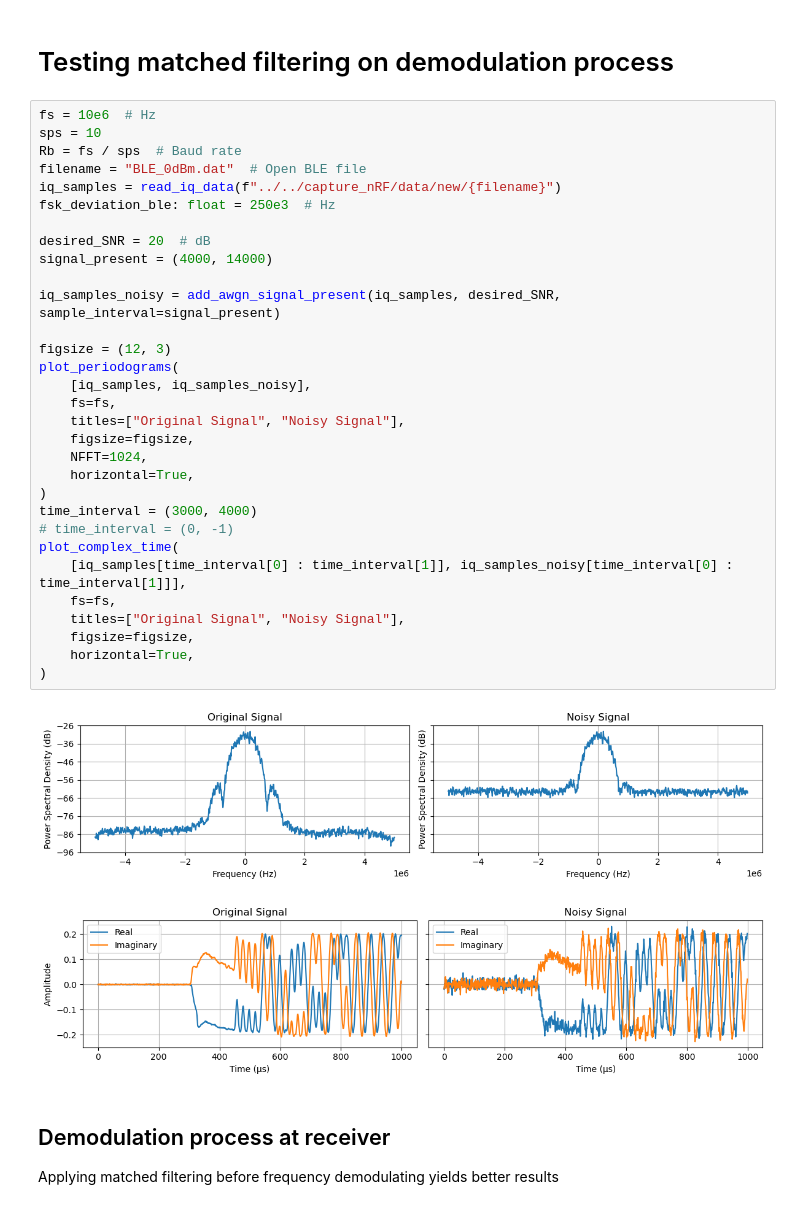
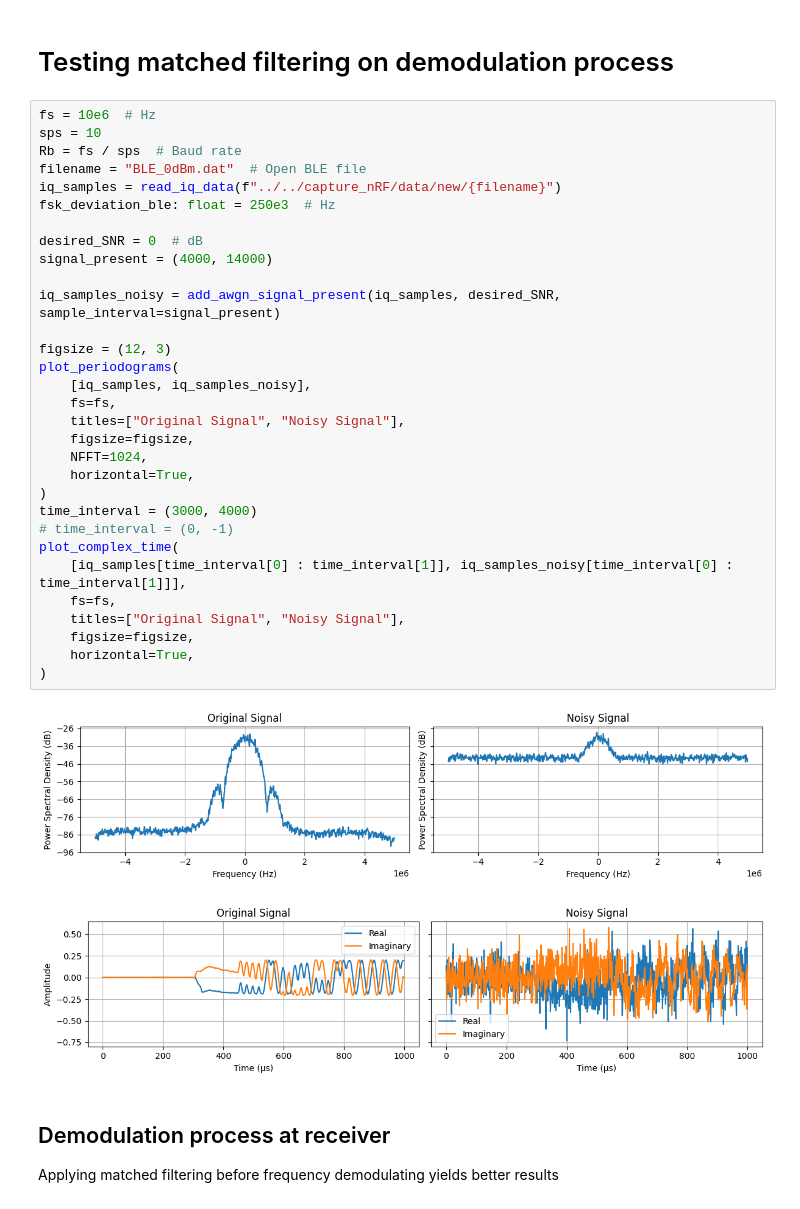
Before and after one commit to SDMote/SDR_projects, a Jupyter notebook: python_phy/jupyter_notebooks/ble_matched_filter_prototype.ipynb, the cells around one changed output. Saved outputs shown, nothing was run; the diff lists cells and outputs as text.

```diff
--- a/python_phy/jupyter_notebooks/ble_matched_filter_prototype.ipynb
+++ b/python_phy/jupyter_notebooks/ble_matched_filter_prototype.ipynb
@@ -24,36 +24,36 @@ plt.close("all")
 fs = 10e6  # Hz
 sps = 10
 Rb = fs / sps  # Baud rate
 filename = "BLE_0dBm.dat"  # Open BLE file
 iq_samples = read_iq_data(f"../../capture_nRF/data/new/{filename}")
 fsk_deviation_ble: float = 250e3  # Hz
 
-desired_SNR = 20  # dB
+desired_SNR = 0  # dB
 signal_present = (4000, 14000)
 
 iq_samples_noisy = add_awgn_signal_present(iq_samples, desired_SNR, sample_interval=signal_present)
 
 figsize = (12, 3)
 plot_periodograms(
     [iq_samples, iq_samples_noisy],
     fs=fs,
     titles=["Original Signal", "Noisy Signal"],
     figsize=figsize,
     NFFT=1024,
     horizontal=True,
 )
 time_interval = (3000, 4000)
 # time_interval = (0, -1)
 plot_complex_time(
     [iq_samples[time_interval[0] : time_interval[1]], iq_samples_noisy[time_interval[0] : time_interval[1]]],
     fs=fs,
     titles=["Original Signal", "Noisy Signal"],
     figsize=figsize,
     horizontal=True,
 )
 # %% [output]
-[figure, old version]
+[figure, new version]
-[figure, old version]
+[figure, new version]
 # %% [markdown]
 ## Demodulation process at receiver
 Applying matched filtering before frequency demodulating yields better results
```
Also changed, not shown: parts of 3 cells of this notebook, 3 other files.
